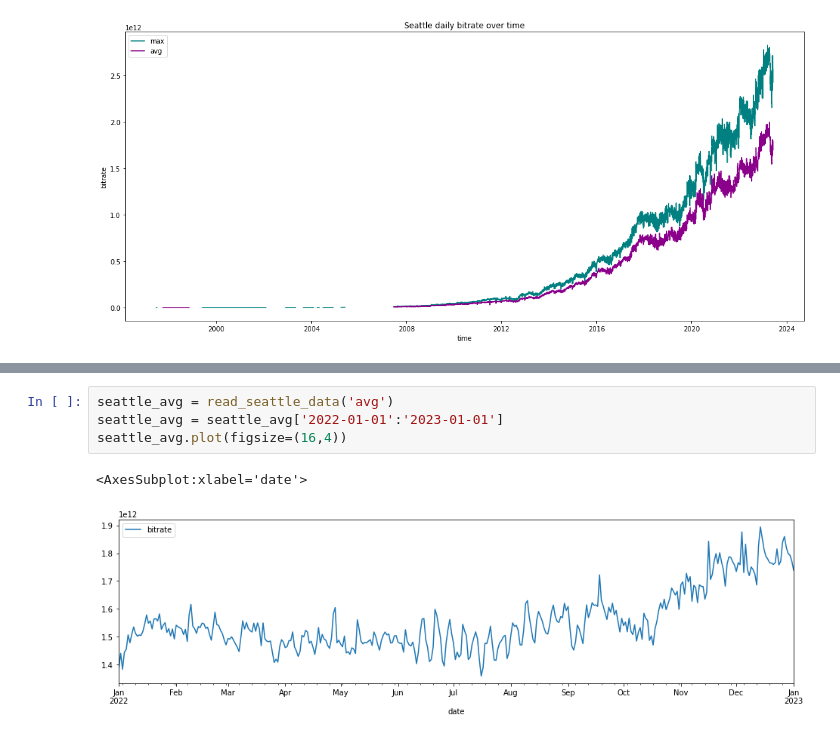
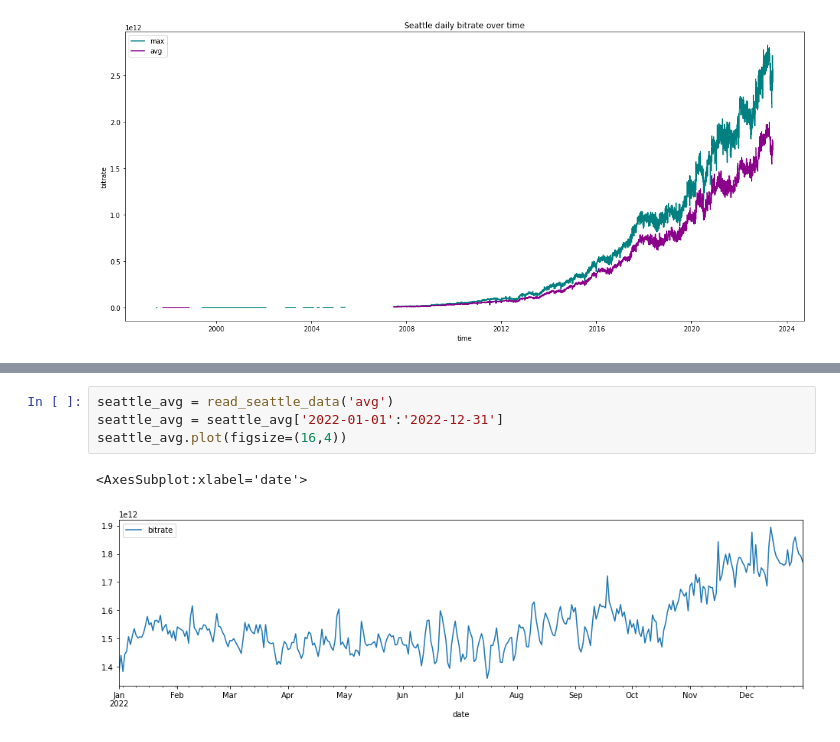
Before and after one commit to Ola2904/increasing_traffic_model, a Jupyter notebook: drawings.ipynb, the cells around one changed output, grey strips where cells are left out. Drawn from its saved outputs; the diff is of its cells as text.

```diff
--- a/drawings.ipynb
+++ b/drawings.ipynb
@@ -306,7 +311,7 @@ draw_seattle_cumsums(aggregation='avg')
 # %%
 seattle_avg = read_seattle_data('avg')
-seattle_avg = seattle_avg['2022-01-01':'2023-01-01']
+seattle_avg = seattle_avg['2022-01-01':'2022-12-31']
 seattle_avg.plot(figsize=(16,4))
 # %% [output]
 <AxesSubplot:xlabel='date'>
-[figure, old version]
+[figure, new version]
```
Also changed, not shown: parts of 9 cells of this notebook.
